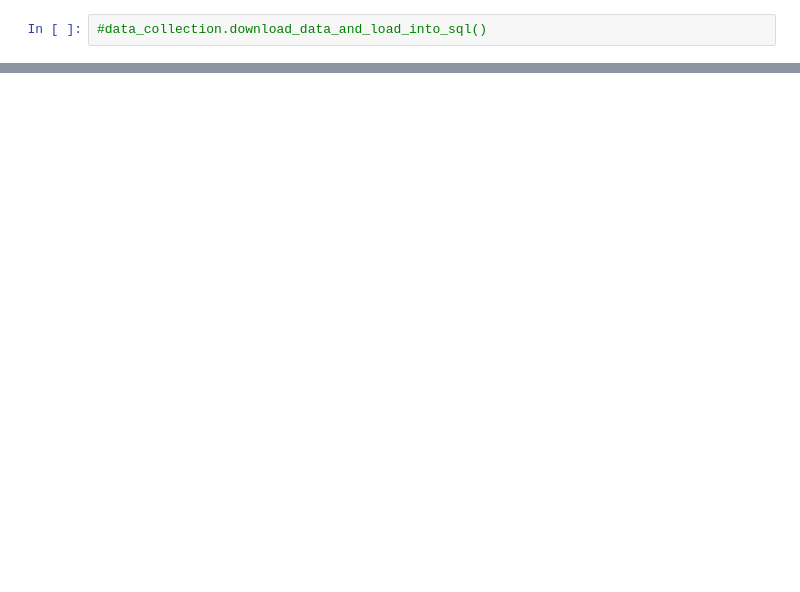
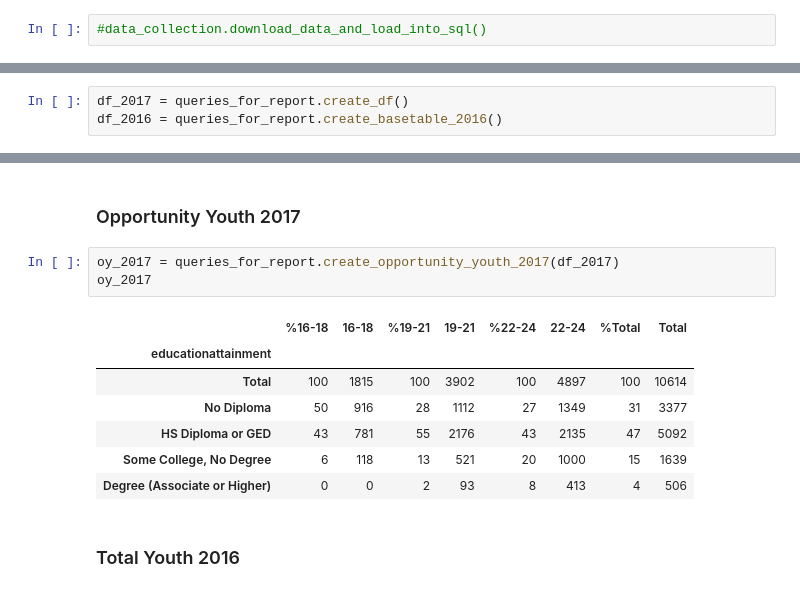
Before and after one commit to hmdev649/dsc-mod-1-project-seattle-ds, a Jupyter notebook: notebooks/report/oy_project_1.ipynb, the cells around one changed output, grey strips where cells are left out. Drawn from its saved outputs; the diff is of its cells as text; blank space fills up the shorter version.

```diff
--- a/notebooks/report/oy_project_1.ipynb
+++ b/notebooks/report/oy_project_1.ipynb
@@ -211,0 +41,3 @@ df[df["s_kc"]==True].plot(ax=ax3, column="s_kc", edgecolor="black", cmap=cmap);
+# %%
+df_2017 = queries_for_report.create_df()
+df_2016 = queries_for_report.create_basetable_2016()
@@ -211,0 +56,15 @@ df[df["s_kc"]==True].plot(ax=ax3, column="s_kc", edgecolor="black", cmap=cmap);
+# %% [markdown]
+### Opportunity Youth 2017
+# %%
+oy_2017 = queries_for_report.create_opportunity_youth_2017(df_2017)
+oy_2017
+# %% [output]
+|  | %16-18 | 16-18 | %19-21 | 19-21 | %22-24 | 22-24 | %Total | Total |
+| educationattainment |  |  |  |  |  |  |  |  |
+| Total | 100 | 1815 | 100 | 3902 | 100 | 4897 | 100 | 10614 |
+| No Diploma | 50 | 916 | 28 | 1112 | 27 | 1349 | 31 | 3377 |
+| HS Diploma or GED | 43 | 781 | 55 | 2176 | 43 | 2135 | 47 | 5092 |
+| Some College, No Degree | 6 | 118 | 13 | 521 | 20 | 1000 | 15 | 1639 |
+| Degree (Associate or Higher) | 0 | 0 | 2 | 93 | 8 | 413 | 4 | 506 |
+# %% [markdown]
+### Total Youth 2016
```
Also changed, not shown: parts of 61 cells of this notebook, 6 other files.
